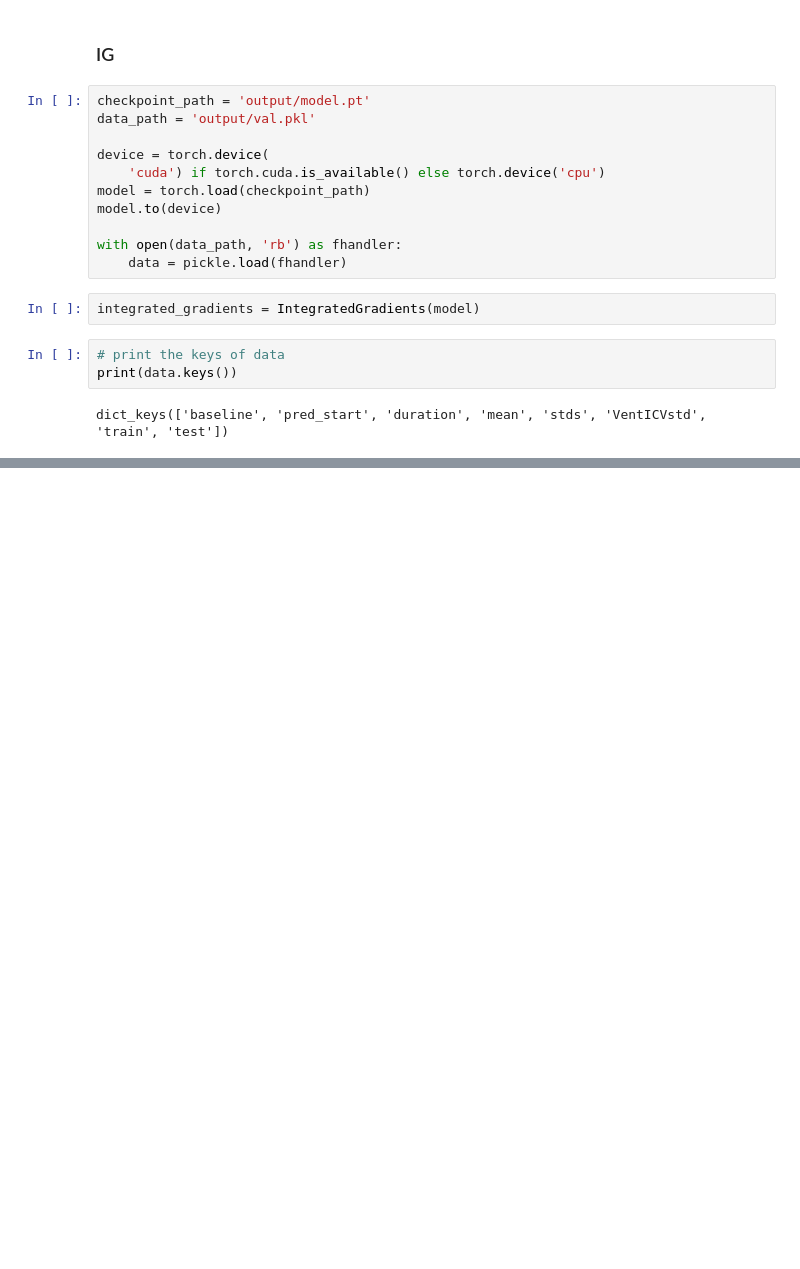
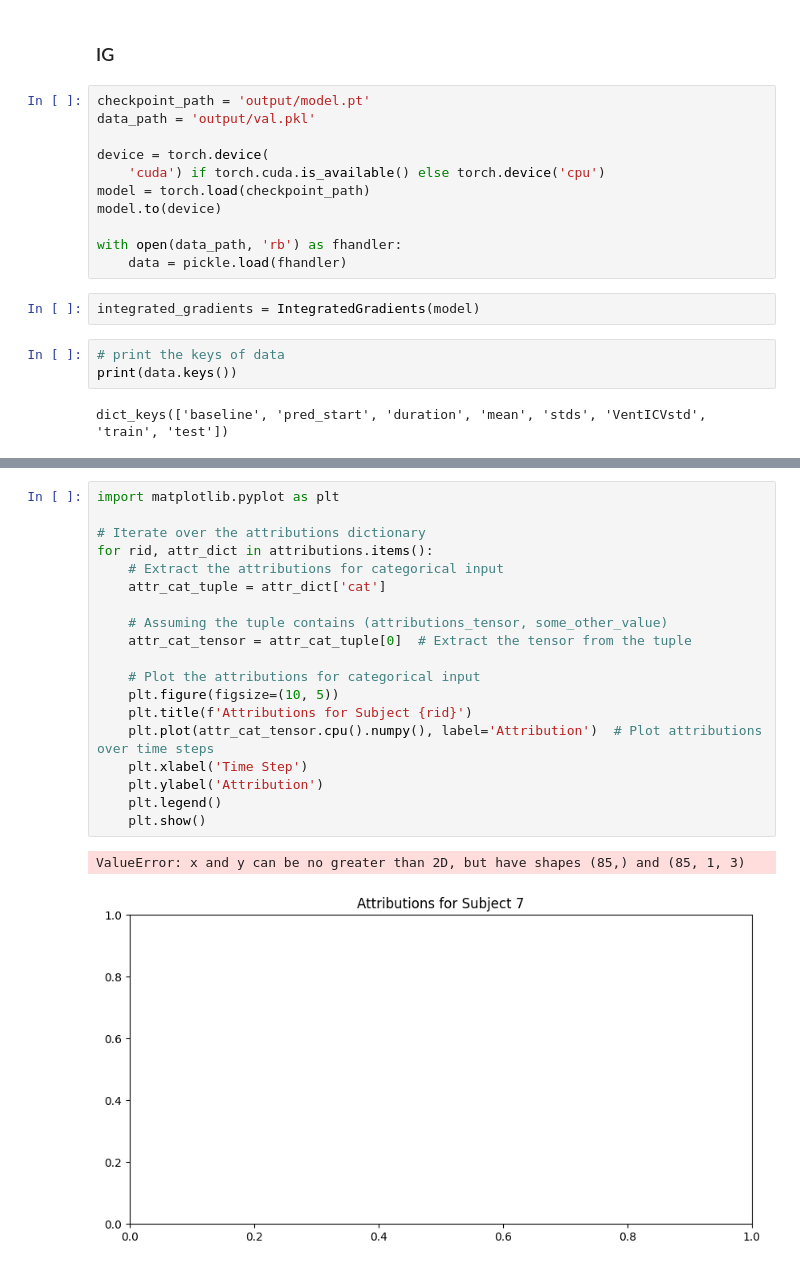
Before and after one commit to Osama00112/RNN-AD_python3, a Jupyter notebook: captum_2.ipynb, the cells around one changed output, grey strips where cells are left out. Drawn from its saved outputs; the diff is of its cells as text; blank space fills up the shorter version.

```diff
--- a/captum_2.ipynb
+++ b/captum_2.ipynb
@@ -206,0 +223,22 @@ RuntimeError: a view of a leaf Variable that requires grad is being used in an i
+# %%
+import matplotlib.pyplot as plt
+
+# Iterate over the attributions dictionary
+for rid, attr_dict in attributions.items():
+    # Extract the attributions for categorical input
+    attr_cat_tuple = attr_dict['cat']
+
+    # Assuming the tuple contains (attributions_tensor, some_other_value)
+    attr_cat_tensor = attr_cat_tuple[0]  # Extract the tensor from the tuple
+
+    # Plot the attributions for categorical input
+    plt.figure(figsize=(10, 5))
+    plt.title(f'Attributions for Subject {rid}')
+    plt.plot(attr_cat_tensor.cpu().numpy(), label='Attribution')  # Plot attributions over time steps
+    plt.xlabel('Time Step')
+    plt.ylabel('Attribution')
+    plt.legend()
+    plt.show()
+# %% [output]
+ValueError: x and y can be no greater than 2D, but have shapes (85,) and (85, 1, 3)
+[figure, added]
```
Also changed, not shown: parts of 5 cells of this notebook, 2 other files.
